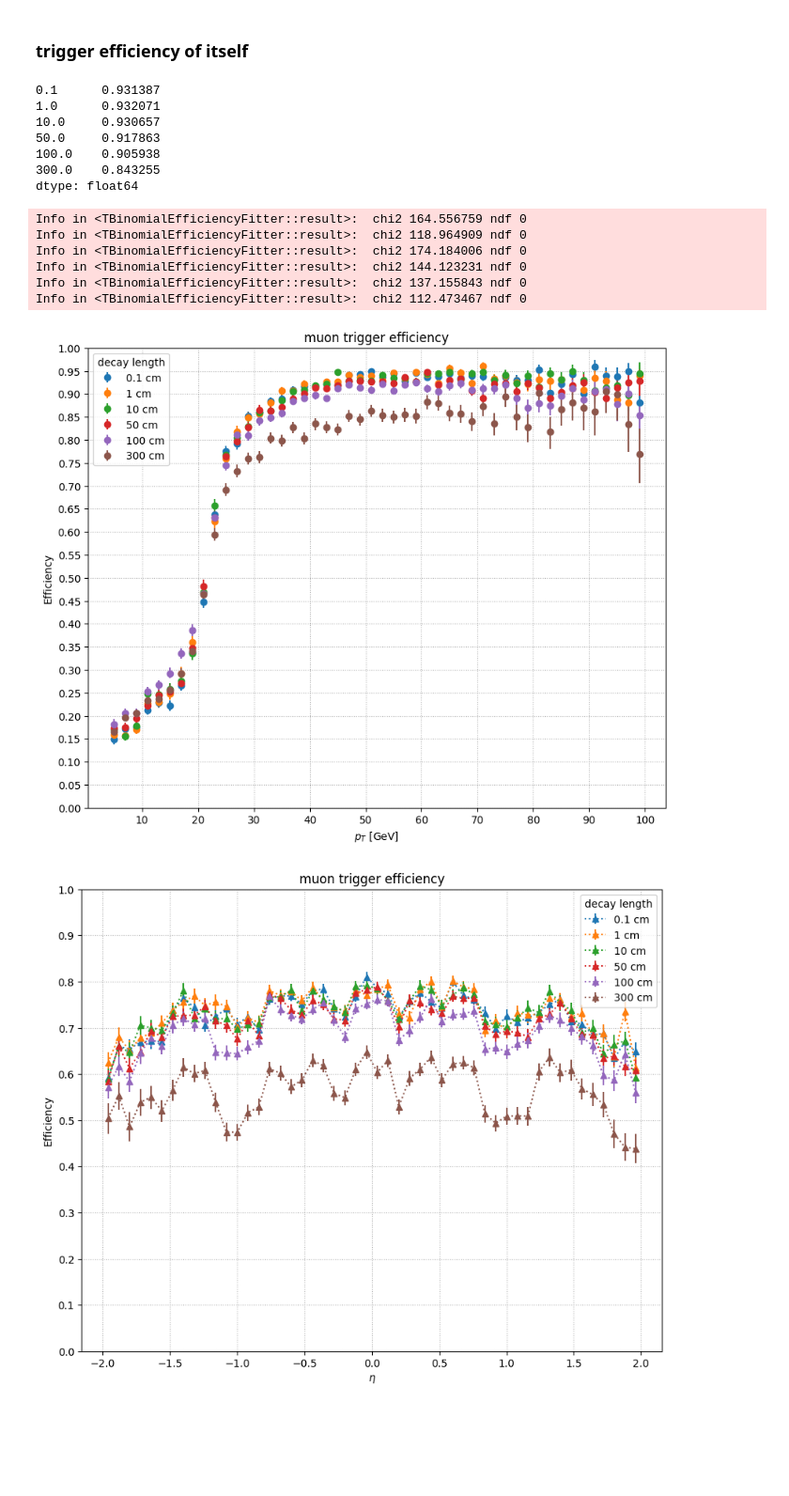
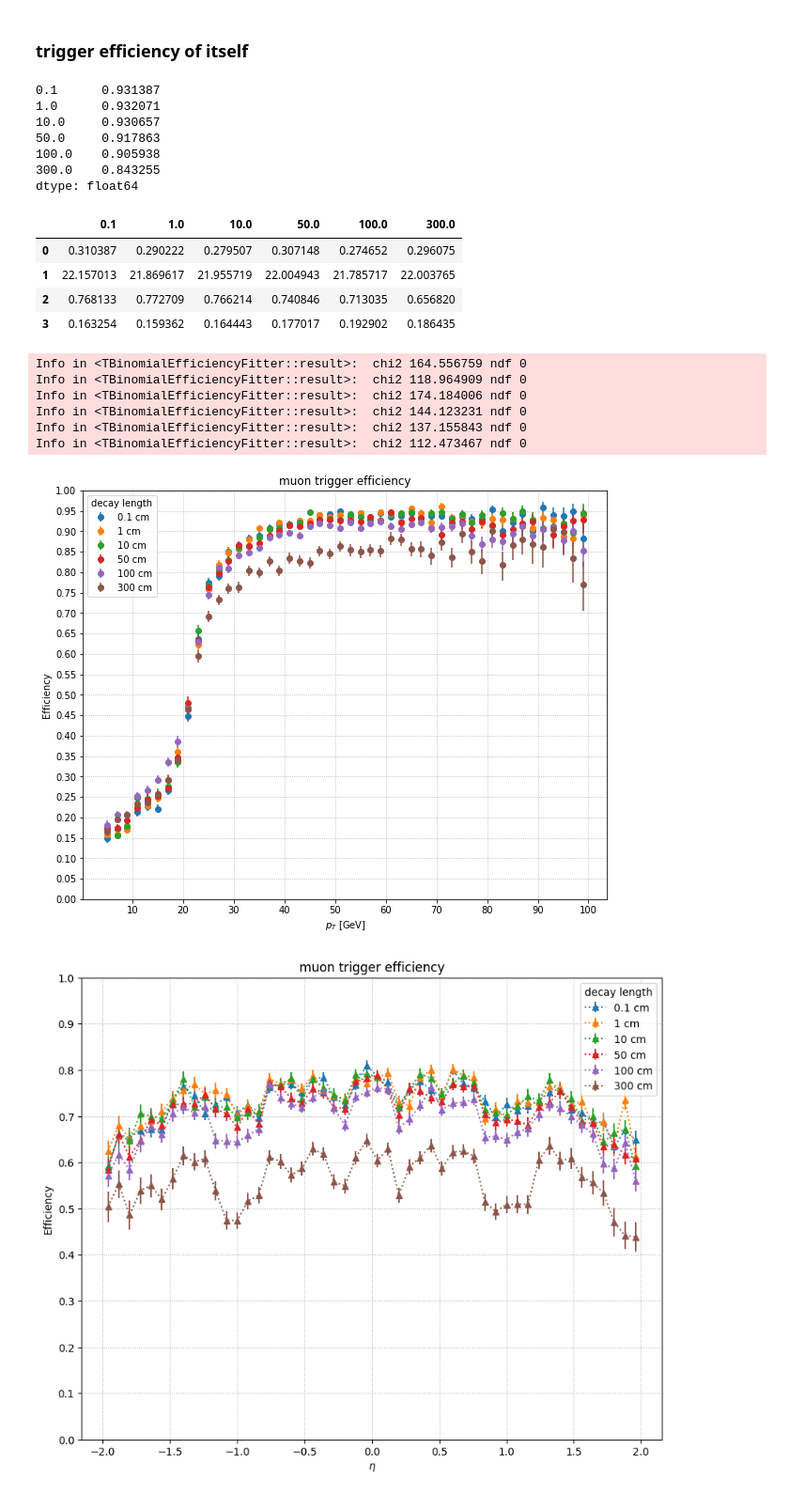
Before and after one commit to afrankenthal/FirefighterAnalysis, a Jupyter notebook: trigMuEfficiency.ipynb, the cells around one changed output. Shown at 94% size. Saved outputs shown, nothing was run; the diff lists cells and outputs as text; code cells hidden in the pictures; blank space fills up the shorter version.

Commit message:
fit result

```diff
--- a/trigMuEfficiency.ipynb
+++ b/trigMuEfficiency.ipynb
@@ -184,34 +186,40 @@ for k, t in DL2Mu23T.items():
     eff = ROOT.TEfficiency(h1, h0)
     data = extract_teffi(eff)
     fitResult[k] = extract_fitParam_from_teffi(eff)
 
     ax.errorbar(x=data['x'], y=data['y'], yerr=data['yerr'], fmt='o', label=f'{k} cm')
 
 ax.set_title('muon trigger efficiency')
 ax.set_xlabel('$p_{T}$ [GeV]')
 ax.set_ylabel('Efficiency')
 ax.xaxis.set_major_locator(plt.MaxNLocator(12))
 ax.yaxis.set_major_locator(plt.MaxNLocator(20))
 ax.set_ylim((0,1))
 ax.legend(loc='best', title='decay length')
 ax.grid()
 
 print(pd.Series({k: fitResult[k][2]+fitResult[k][3] for k in fitResult}))
+pd.DataFrame(fitResult)
 # %% [output]
 0.1      0.931387
 1.0      0.932071
 10.0     0.930657
 50.0     0.917863
 100.0    0.905938
 300.0    0.843255
 dtype: float64
+|  | 0.1 | 1.0 | 10.0 | 50.0 | 100.0 | 300.0 |
+| 0 | 0.310387 | 0.290222 | 0.279507 | 0.307148 | 0.274652 | 0.296075 |
+| 1 | 22.157013 | 21.869617 | 21.955719 | 22.004943 | 21.785717 | 22.003765 |
+| 2 | 0.768133 | 0.772709 | 0.766214 | 0.740846 | 0.713035 | 0.656820 |
+| 3 | 0.163254 | 0.159362 | 0.164443 | 0.177017 | 0.192902 | 0.186435 |
 Info in <TBinomialEfficiencyFitter::result>:  chi2 164.556759 ndf 0
 Info in <TBinomialEfficiencyFitter::result>:  chi2 118.964909 ndf 0
 Info in <TBinomialEfficiencyFitter::result>:  chi2 174.184006 ndf 0
 Info in <TBinomialEfficiencyFitter::result>:  chi2 144.123231 ndf 0
 Info in <TBinomialEfficiencyFitter::result>:  chi2 137.155843 ndf 0
 Info in <TBinomialEfficiencyFitter::result>:  chi2 112.473467 ndf 0
-[figure, old version]
+[figure, new version]
 # %%
 fig,ax = plt.subplots(figsize=(10,8))
 
```
Also changed, not shown: parts of 1 cell of this notebook.
